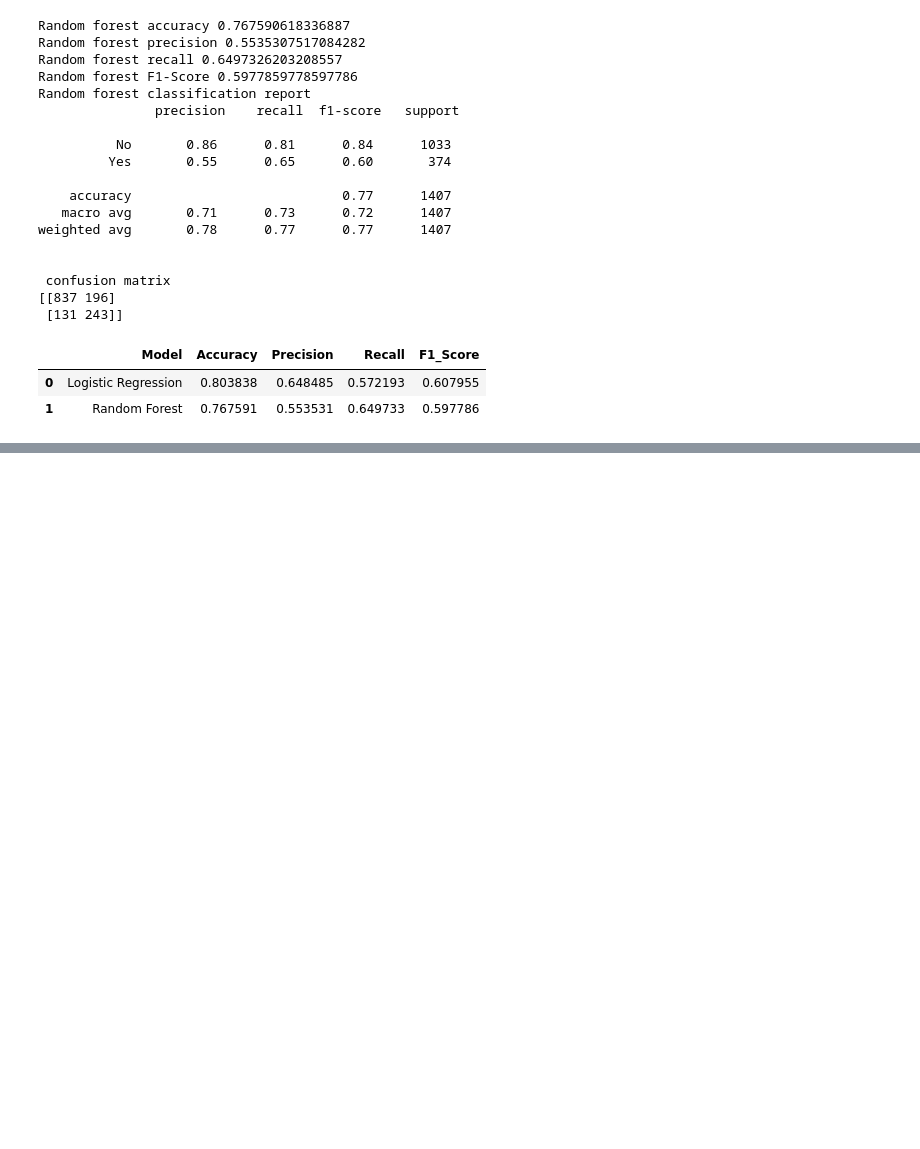
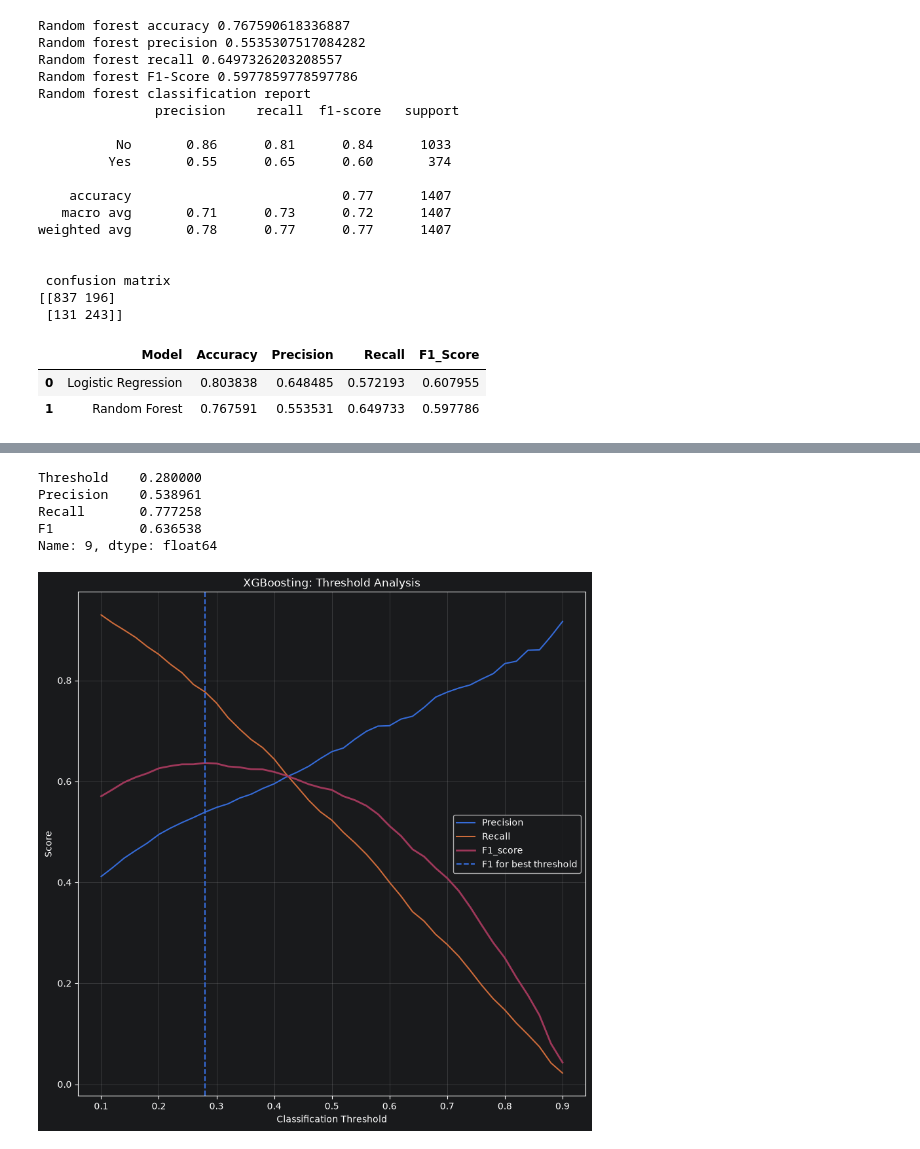
Before and after one commit to Juli-af/customer-churn-prediction, a Jupyter notebook: notebooks/01_data_inspection.ipynb, the cells around one changed output, grey strips where cells are left out. Saved outputs shown, nothing was run; the diff lists cells and outputs as text; code cells hidden in the pictures; blank space fills up the shorter version.

Commit message:
feat: add XGBoost baseline evaluation

```diff
--- a/notebooks/01_data_inspection.ipynb
+++ b/notebooks/01_data_inspection.ipynb
@@ -532,2 +491,0 @@ rf_search = RandomizedSearchCV(
-# %%
-rf_search.fit(X_train, y_train)
@@ -1039,0 +699,11 @@ roc_auc : 0.8206+/- 0.0056
+# %%
+xgb_oof_proba = cross_val_predict(
+    xgb_model,
+    X_train,
+    y_train_xgb,
+    cv=cv,
+    method="predict_proba",
+    n_jobs=1
+)
+
+xgb_oof_proba_yes = xgb_oof_proba[:, 1]
@@ -1039,0 +737,43 @@ roc_auc : 0.8206+/- 0.0056
+# %%
+best_xgb_row = xgb_threshold_df.loc[
+    xgb_threshold_df["F1"].idxmax()
+]
+
+print(best_xgb_row)
+# %% [output]
+Threshold    0.280000
+Precision    0.538961
+Recall       0.777258
+F1           0.636538
+Name: 9, dtype: float64
+# %%
+plt.figure(figsize = (10,10))
+plt.plot(
+    xgb_threshold_df["Threshold"],
+    xgb_threshold_df["Precision"],
+    label = "Precision"
+)
+plt.plot(
+    xgb_threshold_df["Threshold"],
+    xgb_threshold_df["Recall"],
+    label = "Recall"
+)
+plt.plot(
+    xgb_threshold_df["Threshold"],
+    xgb_threshold_df["F1"],
+    label = "F1_score",
+    linewidth= 2
+)
+plt.axvline(
+    best_xgb_row["Threshold"],
+    linestyle = "--",
+    label = "F1 for best threshold"
+)
+plt.xlabel("Classification Threshold")
+plt.ylabel("Score")
+plt.title("XGBoosting: Threshold Analysis")
+plt.legend()
+plt.grid(alpha=0.3)
+plt.show()
+# %% [output]
+[figure, added]
```
Also changed, not shown: parts of 38 cells of this notebook.
